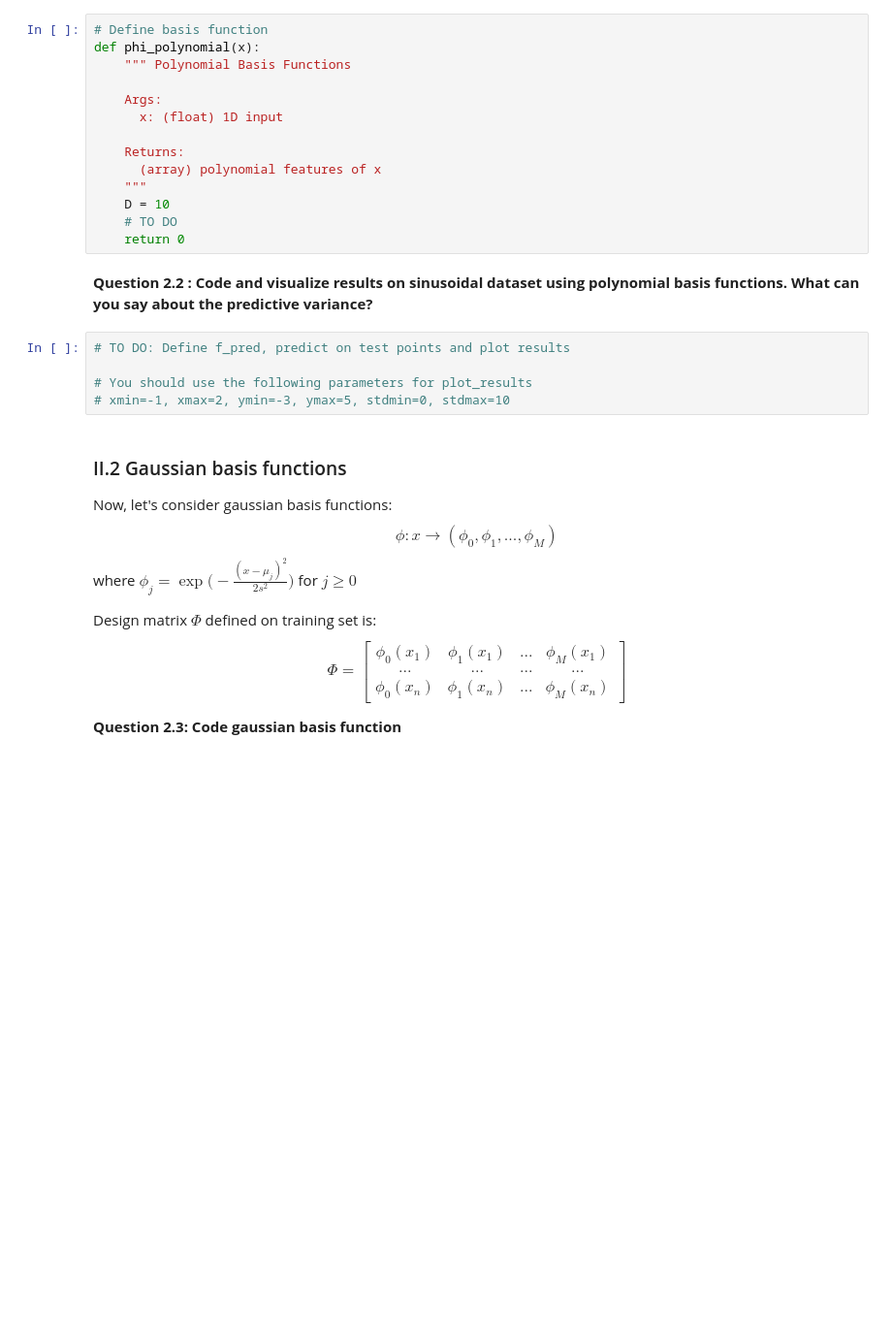
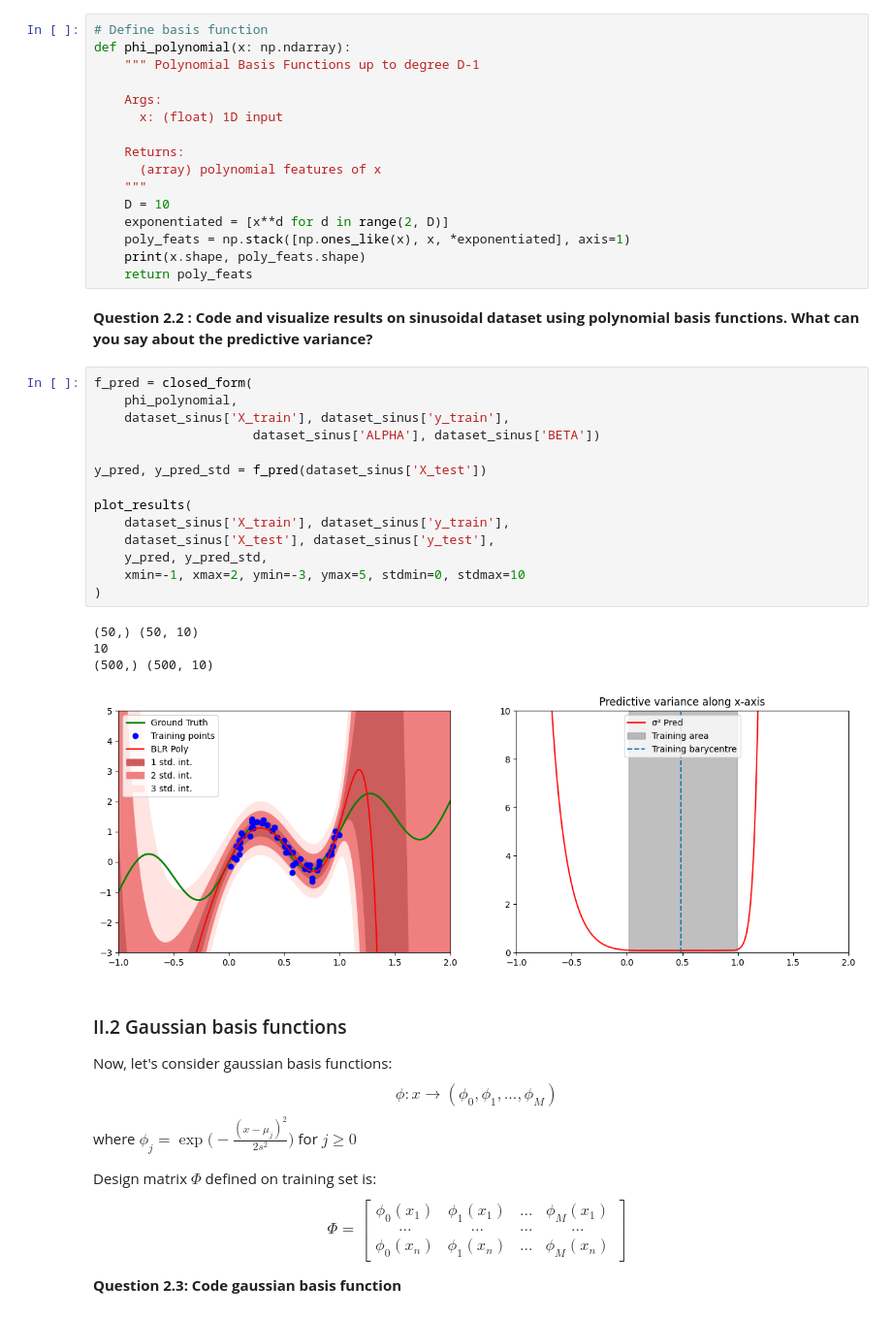
Before and after one commit to balthazarneveu/MVA23_DEEP_LEARNING_THEORY_FOUNDATIONS, a Jupyter notebook: TP1_Bayesian_Linear_Regression.ipynb, the cells around one changed output. Shown at 97% size. Saved outputs shown, nothing was run; the diff lists cells and outputs as text; blank space fills up the shorter version.

```diff
--- a/TP1_Bayesian_Linear_Regression.ipynb
+++ b/TP1_Bayesian_Linear_Regression.ipynb
@@ -297,8 +316,8 @@ $$
 **Question 2.1: Code polynomial basis function**
 # %%
 # Define basis function
-def phi_polynomial(x):
-    """ Polynomial Basis Functions
+def phi_polynomial(x: np.ndarray):
+    """ Polynomial Basis Functions up to degree D-1
 
     Args:
       x: (float) 1D input
@@ -307,15 +326,31 @@ def phi_polynomial(x):
       (array) polynomial features of x
     """
     D = 10
-    # TO DO
-    return 0
+    exponentiated = [x**d for d in range(2, D)]
+    poly_feats = np.stack([np.ones_like(x), x, *exponentiated], axis=1)
+    print(x.shape, poly_feats.shape)
+    return poly_feats
 # %% [markdown]
 **Question 2.2 : Code and visualize results on sinusoidal dataset using polynomial basis functions. What can you say about the predictive variance?**
-# %%
-# TO DO: Define f_pred, predict on test points and plot results
-
-# You should use the following parameters for plot_results
-# xmin=-1, xmax=2, ymin=-3, ymax=5, stdmin=0, stdmax=10
+# %%
+f_pred = closed_form(
+    phi_polynomial,
+    dataset_sinus['X_train'], dataset_sinus['y_train'],
+                     dataset_sinus['ALPHA'], dataset_sinus['BETA'])
+
+y_pred, y_pred_std = f_pred(dataset_sinus['X_test'])
+
+plot_results(
+    dataset_sinus['X_train'], dataset_sinus['y_train'],
+    dataset_sinus['X_test'], dataset_sinus['y_test'],
+    y_pred, y_pred_std,
+    xmin=-1, xmax=2, ymin=-3, ymax=5, stdmin=0, stdmax=10
+)
+# %% [output]
+(50,) (50, 10)
+10
+(500,) (500, 10)
+[figure, added]
 # %% [markdown]
 ### II.2 Gaussian basis functions
 
```
Also changed, not shown: parts of 11 cells of this notebook.
